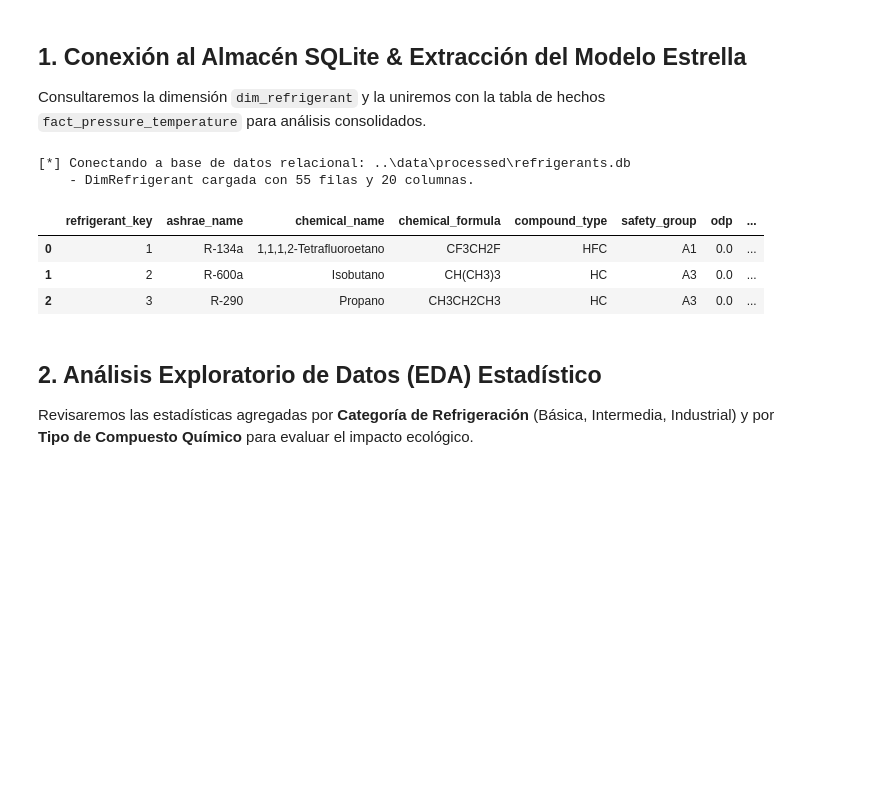
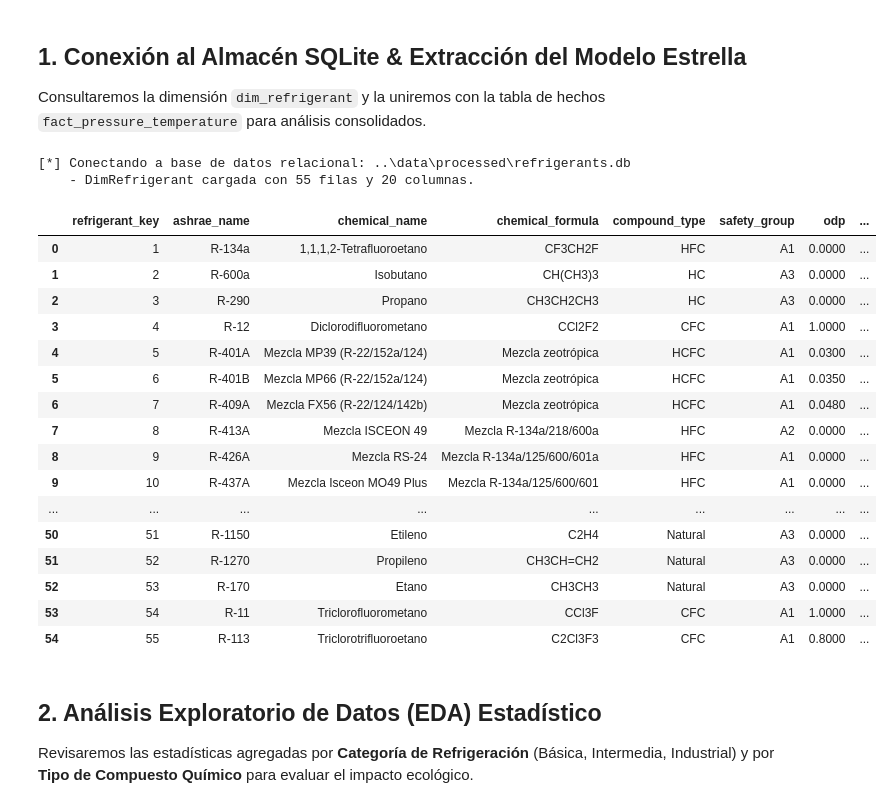
Before and after one commit to dodysalim/refrigerant-gas-dashboard, a Jupyter notebook: notebooks/eda_and_modeling.ipynb, the cells around one changed output. Cells and saved outputs as stored; diff of their text form; code cells hidden in the pictures; blank space fills up the shorter version.

```diff
--- a/notebooks/eda_and_modeling.ipynb
+++ b/notebooks/eda_and_modeling.ipynb
@@ -34,25 +34,38 @@ Consultaremos la dimensión `dim_refrigerant` y la uniremos con la tabla de hech
 # %%
 # Conectar a SQLite
 db_path = os.path.join("..", "data", "processed", "refrigerants.db")
 if not os.path.exists(db_path):
     # Intentar ruta local por si se ejecuta desde el directorio raíz
     db_path = os.path.join("data", "processed", "refrigerants.db")
 
 print(f"[*] Conectando a base de datos relacional: {db_path}")
 conn = sqlite3.connect(db_path)
 
 # Cargar dimensión refrigerante en un DataFrame
 query_ref = "SELECT * FROM dim_refrigerant"
 df_ref = pd.read_sql_query(query_ref, conn)
 print(f"    - DimRefrigerant cargada con {df_ref.shape[0]} filas y {df_ref.shape[1]} columnas.")
-df_ref.head(3)
+df_ref.head(55)
 # %% [output]
 [*] Conectando a base de datos relacional: ..\data\processed\refrigerants.db
     - DimRefrigerant cargada con 55 filas y 20 columnas.
 |  | refrigerant_key | ashrae_name | chemical_name | chemical_formula | compound_type | safety_group | odp | ... |
-| 0 | 1 | R-134a | 1,1,1,2-Tetrafluoroetano | CF3CH2F | HFC | A1 | 0.0 | ... |
-| 1 | 2 | R-600a | Isobutano | CH(CH3)3 | HC | A3 | 0.0 | ... |
-| 2 | 3 | R-290 | Propano | CH3CH2CH3 | HC | A3 | 0.0 | ... |
+| 0 | 1 | R-134a | 1,1,1,2-Tetrafluoroetano | CF3CH2F | HFC | A1 | 0.0000 | ... |
+| 1 | 2 | R-600a | Isobutano | CH(CH3)3 | HC | A3 | 0.0000 | ... |
+| 2 | 3 | R-290 | Propano | CH3CH2CH3 | HC | A3 | 0.0000 | ... |
+| 3 | 4 | R-12 | Diclorodifluorometano | CCl2F2 | CFC | A1 | 1.0000 | ... |
+| 4 | 5 | R-401A | Mezcla MP39 (R-22/152a/124) | Mezcla zeotrópica | HCFC | A1 | 0.0300 | ... |
+| 5 | 6 | R-401B | Mezcla MP66 (R-22/152a/124) | Mezcla zeotrópica | HCFC | A1 | 0.0350 | ... |
+| 6 | 7 | R-409A | Mezcla FX56 (R-22/124/142b) | Mezcla zeotrópica | HCFC | A1 | 0.0480 | ... |
+| 7 | 8 | R-413A | Mezcla ISCEON 49 | Mezcla R-134a/218/600a | HFC | A2 | 0.0000 | ... |
+| 8 | 9 | R-426A | Mezcla RS-24 | Mezcla R-134a/125/600/601a | HFC | A1 | 0.0000 | ... |
+| 9 | 10 | R-437A | Mezcla Isceon MO49 Plus | Mezcla R-134a/125/600/601 | HFC | A1 | 0.0000 | ... |
+| ... | ... | ... | ... | ... | ... | ... | ... | ... |
+| 50 | 51 | R-1150 | Etileno | C2H4 | Natural | A3 | 0.0000 | ... |
+| 51 | 52 | R-1270 | Propileno | CH3CH=CH2 | Natural | A3 | 0.0000 | ... |
+| 52 | 53 | R-170 | Etano | CH3CH3 | Natural | A3 | 0.0000 | ... |
+| 53 | 54 | R-11 | Triclorofluorometano | CCl3F | CFC | A1 | 1.0000 | ... |
+| 54 | 55 | R-113 | Triclorotrifluoroetano | C2Cl3F3 | CFC | A1 | 0.8000 | ... |
 # %% [markdown]
 ## 2. Análisis Exploratorio de Datos (EDA) Estadístico
 Revisaremos las estadísticas agregadas por **Categoría de Refrigeración** (Básica, Intermedia, Industrial) y por **Tipo de Compuesto Químico** para evaluar el impacto ecológico.
```
Also changed, not shown: 2 other files.
